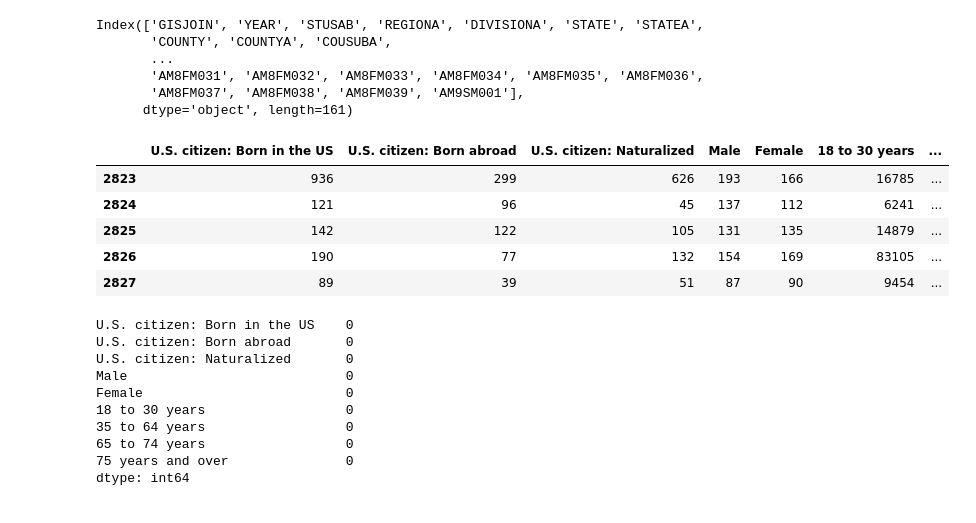
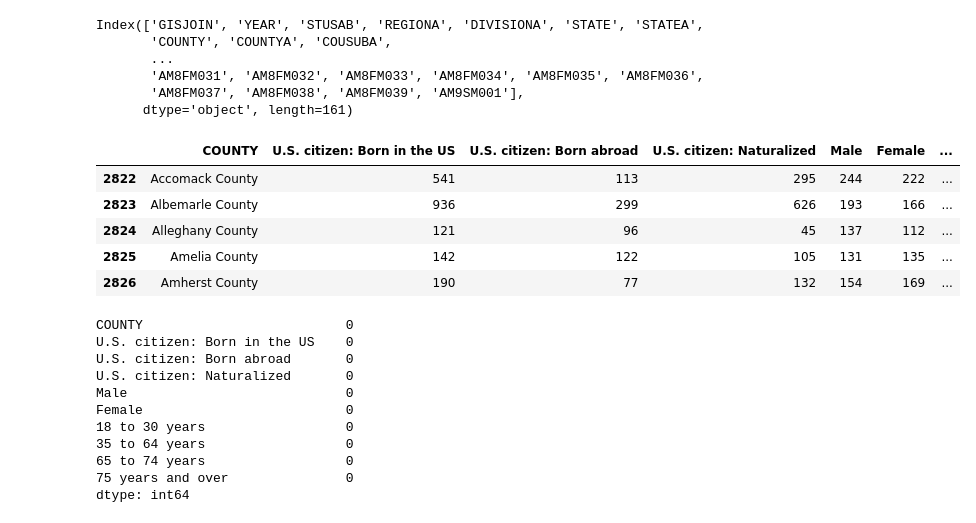
Before and after one commit to RainaVardhan/project_voting, a Jupyter notebook: demographic_data_cleaned.ipynb, the cells around one changed output. Saved outputs shown, nothing was run; the diff lists cells and outputs as text; code cells hidden in the pictures.

Commit message:
fixed dataframe

```diff
--- a/demographic_data_cleaned.ipynb
+++ b/demographic_data_cleaned.ipynb
@@ -49,20 +49,20 @@ df['35 to 64 years'] = df['AM8FM012']+df['AM8FM031']
 df['65 to 74 years'] = df['AM8FM015']+df['AM8FM034']
 df['75 years and over'] = df['AM8FM018']+df['AM8FM037']
 # %%
-vars_to_keep = ['U.S. citizen: Born in the US', 'U.S. citizen: Born abroad', 'U.S. citizen: Naturalized', 'Male', 'Female', '18 to 30 years', '35 to 64 years', '65 to 74 years', '75 years and over']
+vars_to_keep = ['COUNTY','U.S. citizen: Born in the US', 'U.S. citizen: Born abroad', 'U.S. citizen: Naturalized', 'Male', 'Female', '18 to 30 years', '35 to 64 years', '65 to 74 years', '75 years and over']
 county_data = df[vars_to_keep]
-county_data = county_data.drop(df.index[0])
 county_data.head()
 # %% [output]
-|  | U.S. citizen: Born in the US | U.S. citizen: Born abroad | U.S. citizen: Naturalized | Male | Female | 18 to 30 years | ... |
-| 2823 | 936 | 299 | 626 | 193 | 166 | 16785 | ... |
-| 2824 | 121 | 96 | 45 | 137 | 112 | 6241 | ... |
-| 2825 | 142 | 122 | 105 | 131 | 135 | 14879 | ... |
-| 2826 | 190 | 77 | 132 | 154 | 169 | 83105 | ... |
-| 2827 | 89 | 39 | 51 | 87 | 90 | 9454 | ... |
+|  | COUNTY | U.S. citizen: Born in the US | U.S. citizen: Born abroad | U.S. citizen: Naturalized | Male | Female | ... |
+| 2822 | Accomack County | 541 | 113 | 295 | 244 | 222 | ... |
+| 2823 | Albemarle County | 936 | 299 | 626 | 193 | 166 | ... |
+| 2824 | Alleghany County | 121 | 96 | 45 | 137 | 112 | ... |
+| 2825 | Amelia County | 142 | 122 | 105 | 131 | 135 | ... |
+| 2826 | Amherst County | 190 | 77 | 132 | 154 | 169 | ... |
 # %%
 county_data.isna().sum()
 # %% [output]
+COUNTY                          0
 U.S. citizen: Born in the US    0
 U.S. citizen: Born abroad       0
 U.S. citizen: Naturalized       0
```
Also changed, not shown: parts of 4 cells of this notebook.
